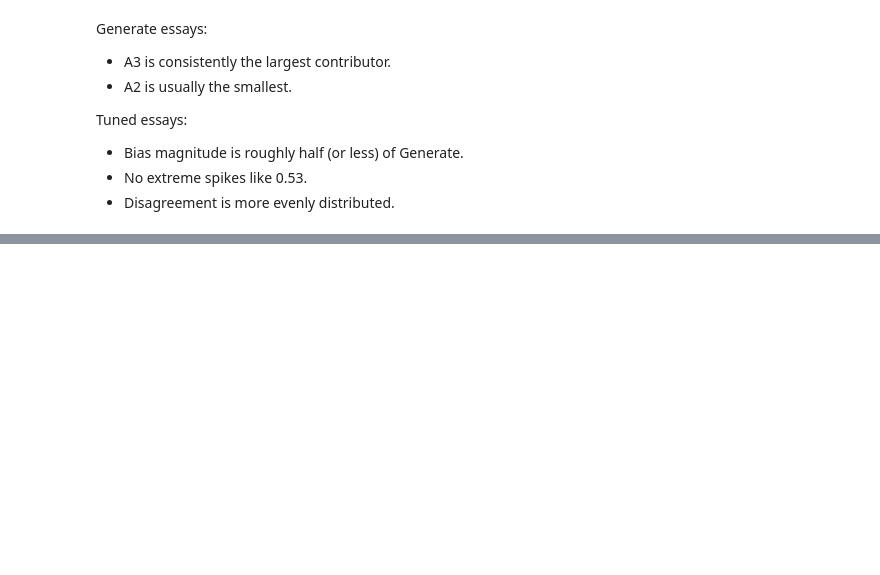
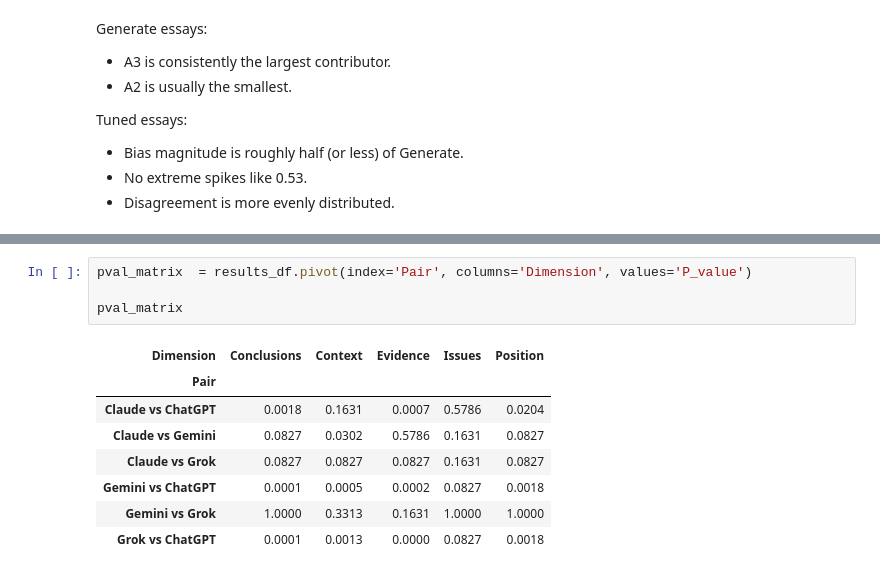
Before and after one commit to raminguyen/ai-assessment, a Jupyter notebook: src/visualize_scores_po.ipynb, the cells around one changed output, grey strips where cells are left out. Saved outputs shown, nothing was run; the diff lists cells and outputs as text; blank space fills up the shorter version.

```diff
--- a/src/visualize_scores_po.ipynb
+++ b/src/visualize_scores_po.ipynb
@@ -157,0 +259,13 @@ Tuned essays:
+# %%
+pval_matrix  = results_df.pivot(index='Pair', columns='Dimension', values='P_value')
+
+pval_matrix
+# %% [output]
+| Dimension | Conclusions | Context | Evidence | Issues | Position |
+| Pair |  |  |  |  |  |
+| Claude vs ChatGPT | 0.0018 | 0.1631 | 0.0007 | 0.5786 | 0.0204 |
+| Claude vs Gemini | 0.0827 | 0.0302 | 0.5786 | 0.1631 | 0.0827 |
+| Claude vs Grok | 0.0827 | 0.0827 | 0.0827 | 0.1631 | 0.0827 |
+| Gemini vs ChatGPT | 0.0001 | 0.0005 | 0.0002 | 0.0827 | 0.0018 |
+| Gemini vs Grok | 1.0000 | 0.3313 | 0.1631 | 1.0000 | 1.0000 |
+| Grok vs ChatGPT | 0.0001 | 0.0013 | 0.0000 | 0.0827 | 0.0018 |
```
Also changed, not shown: parts of 14 cells of this notebook.
